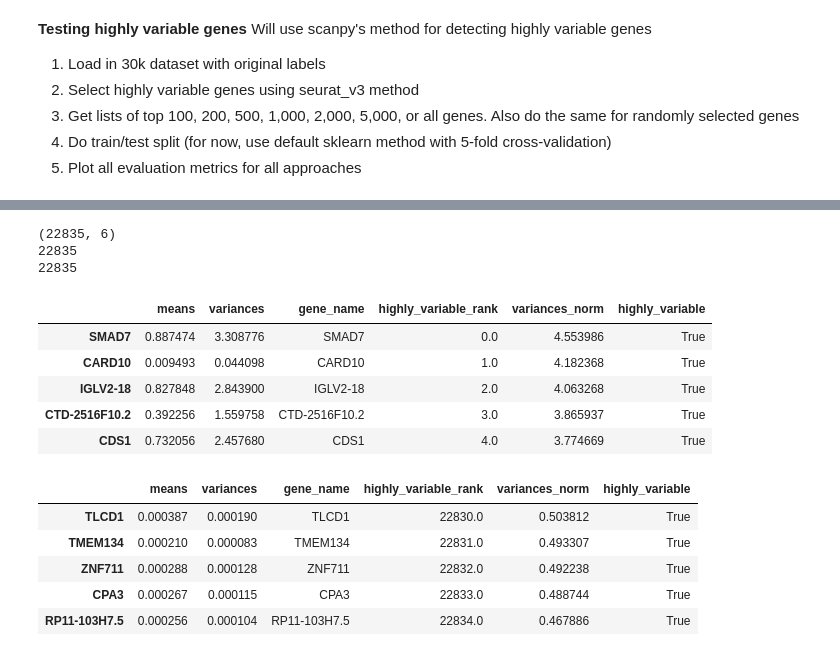
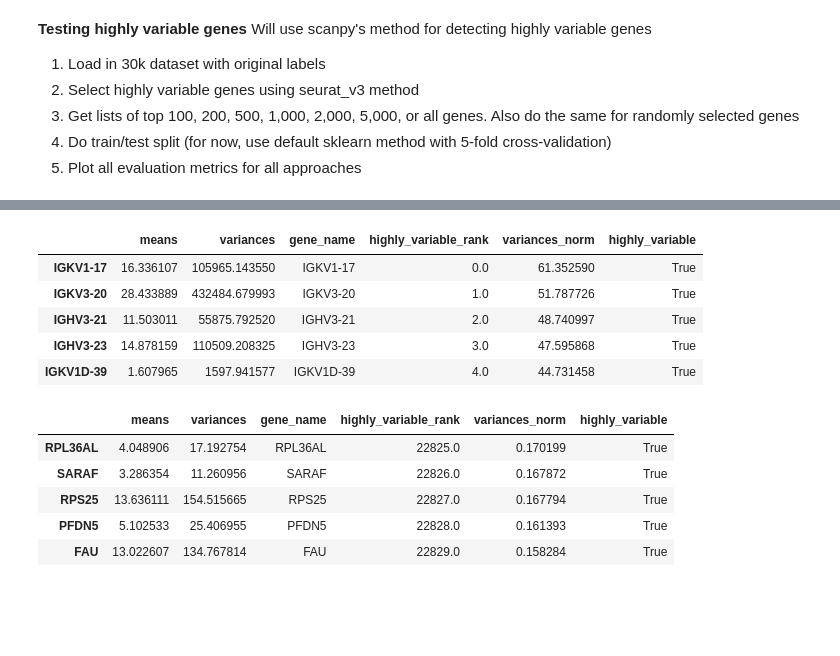
Before and after one commit to b-richins92/Cancer_Prediction_10x, a Jupyter notebook: GL_HVG.ipynb, the cells around one changed output, grey strips where cells are left out. Drawn from its saved outputs; the diff is of its cells as text; code cells hidden in the pictures; blank space fills up the shorter version.

```diff
--- a/GL_HVG.ipynb
+++ b/GL_HVG.ipynb
@@ -93,26 +92,24 @@ Original # cells: 44024, TISCH # cells: 33043, merged # cells: 33043
 # %%
 # Identify highly variable genes using scanpy's seurat_v3 method (calculate z-normalized dispersion for genes binned by expression level)
 # Set n_top_genes to total number of genes. Will then subset features
-adata_30k_hvg = sc.pp.highly_variable_genes(adata_30k, flavor='seurat_v3', n_top_genes=adata_30k.n_vars, inplace = False)
+#adata_30k_hvg = sc.pp.highly_variable_genes(adata_30k, flavor='seurat_v3', n_top_genes=adata_30k.n_vars, inplace = False)
+adata_30k_hvg = sc.pp.highly_variable_genes(bc_30k_sub, flavor='seurat_v3', n_top_genes=adata_30k.n_vars, inplace = False)
 adata_30k_hvg = adata_30k_hvg.sort_values(by = 'highly_variable_rank')
-print(adata_30k_hvg.shape)
-print(adata_30k.n_vars)
-print(len(adata_30k_hvg[adata_30k_hvg['highly_variable'] == True]))
+# print(adata_30k_hvg.shape)
+# print(adata_30k.n_vars)
+# print(len(adata_30k_hvg[adata_30k_hvg['highly_variable'] == True]))
 display(adata_30k_hvg.head())
 display(adata_30k_hvg.tail())
 # %% [output]
-(22835, 6)
-22835
-22835
 |  | means | variances | gene_name | highly_variable_rank | variances_norm | highly_variable |
-| SMAD7 | 0.887474 | 3.308776 | SMAD7 | 0.0 | 4.553986 | True |
-| CARD10 | 0.009493 | 0.044098 | CARD10 | 1.0 | 4.182368 | True |
-| IGLV2-18 | 0.827848 | 2.843900 | IGLV2-18 | 2.0 | 4.063268 | True |
-| CTD-2516F10.2 | 0.392256 | 1.559758 | CTD-2516F10.2 | 3.0 | 3.865937 | True |
-| CDS1 | 0.732056 | 2.457680 | CDS1 | 4.0 | 3.774669 | True |
+| IGKV1-17 | 16.336107 | 105965.143550 | IGKV1-17 | 0.0 | 61.352590 | True |
+| IGKV3-20 | 28.433889 | 432484.679993 | IGKV3-20 | 1.0 | 51.787726 | True |
+| IGHV3-21 | 11.503011 | 55875.792520 | IGHV3-21 | 2.0 | 48.740997 | True |
+| IGHV3-23 | 14.878159 | 110509.208325 | IGHV3-23 | 3.0 | 47.595868 | True |
+| IGKV1D-39 | 1.607965 | 1597.941577 | IGKV1D-39 | 4.0 | 44.731458 | True |
 |  | means | variances | gene_name | highly_variable_rank | variances_norm | highly_variable |
-| TLCD1 | 0.000387 | 0.000190 | TLCD1 | 22830.0 | 0.503812 | True |
-| TMEM134 | 0.000210 | 0.000083 | TMEM134 | 22831.0 | 0.493307 | True |
-| ZNF711 | 0.000288 | 0.000128 | ZNF711 | 22832.0 | 0.492238 | True |
-| CPA3 | 0.000267 | 0.000115 | CPA3 | 22833.0 | 0.488744 | True |
-| RP11-103H7.5 | 0.000256 | 0.000104 | RP11-103H7.5 | 22834.0 | 0.467886 | True |
+| RPL36AL | 4.048906 | 17.192754 | RPL36AL | 22825.0 | 0.170199 | True |
+| SARAF | 3.286354 | 11.260956 | SARAF | 22826.0 | 0.167872 | True |
+| RPS25 | 13.636111 | 154.515665 | RPS25 | 22827.0 | 0.167794 | True |
+| PFDN5 | 5.102533 | 25.406955 | PFDN5 | 22828.0 | 0.161393 | True |
+| FAU | 13.022607 | 134.767814 | FAU | 22829.0 | 0.158284 | True |
```
Also changed, not shown: parts of 12 cells of this notebook.
